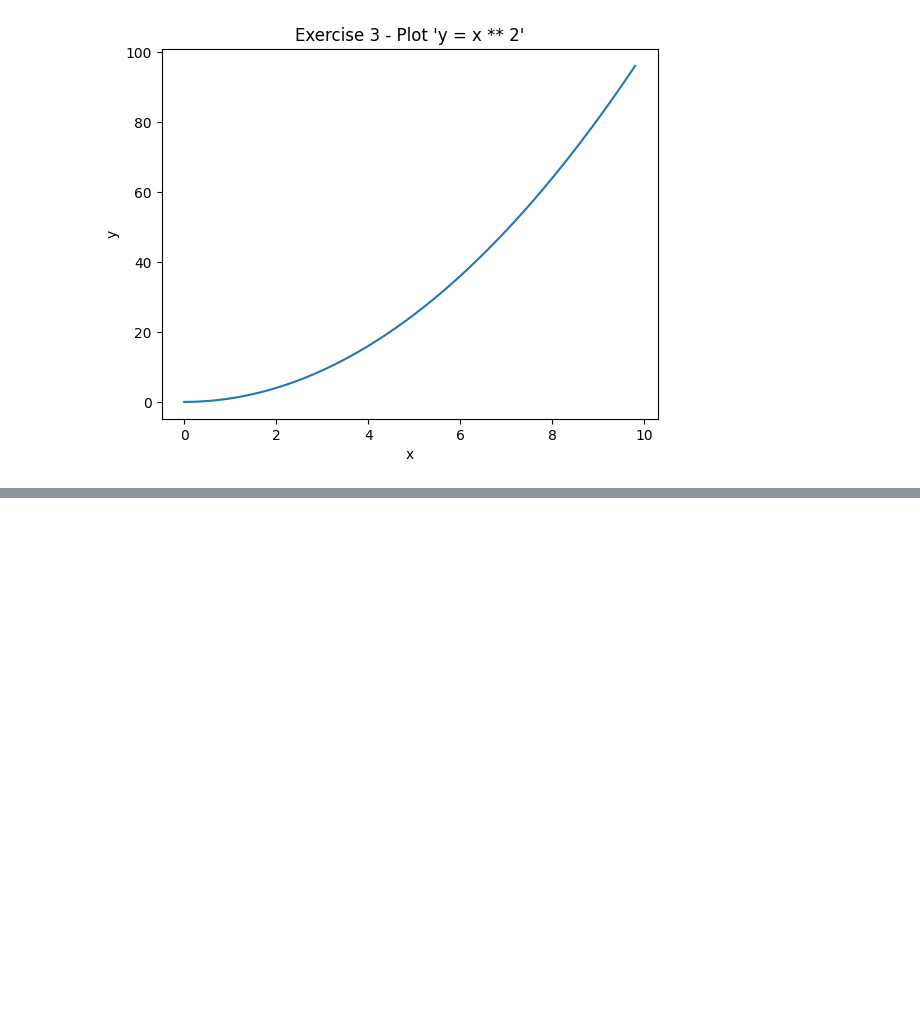
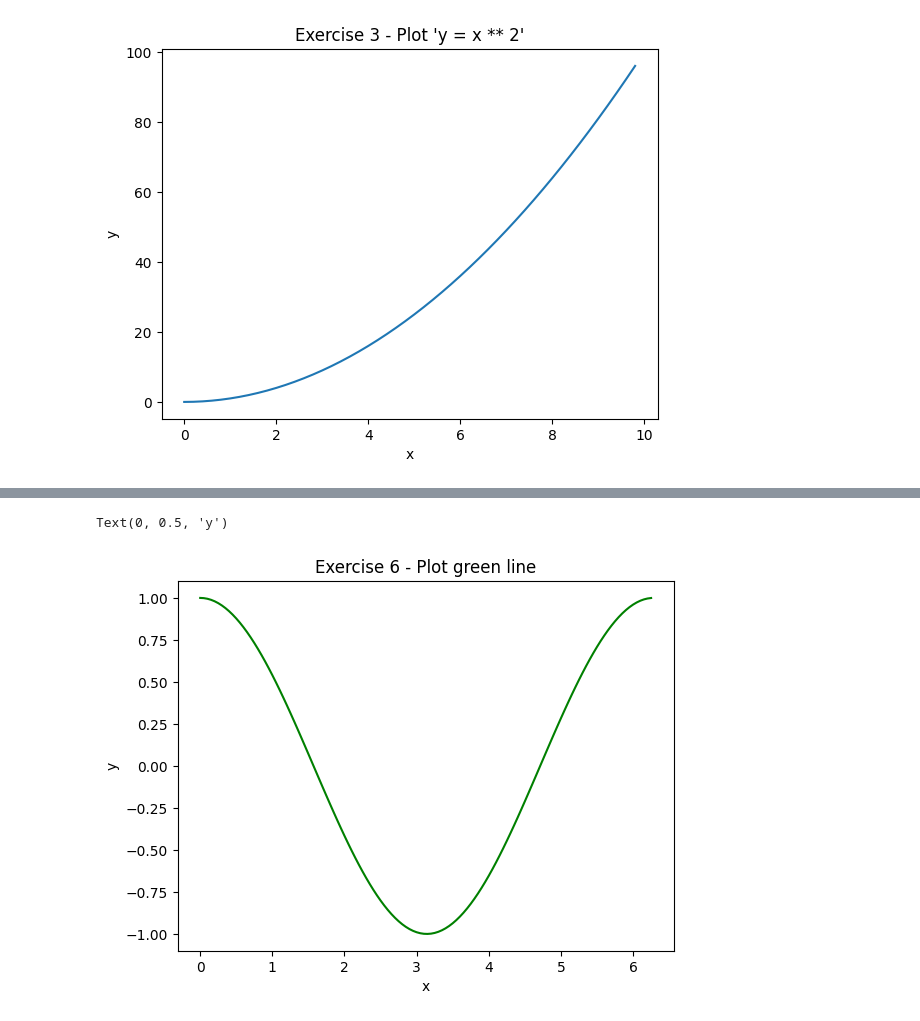
Before and after one commit to izero0324/Scientific-Computing-For-Finance, a Jupyter notebook: lab4/lab4.ipynb, the cells around one changed output, grey strips where cells are left out. Cells and saved outputs as stored; diff of their text form; code cells hidden in the pictures; blank space fills up the shorter version.

```diff
--- a/lab4/lab4.ipynb
+++ b/lab4/lab4.ipynb
@@ -72,0 +151,9 @@ Text(0, 0.5, 'y')
+# %%
+# Line color change demo: from Default blue line into green lines
+plt.plot(array_ex4_x, array_ex4_y, color='g',)
+plt.title("Exercise 6 - Plot green line")        # add title for the diagram
+plt.xlabel("x")                                  # add label for x axis
+plt.ylabel("y")                                  # add label for y axis
+# %% [output]
+Text(0, 0.5, 'y')
+[figure, added]
```
Also changed, not shown: parts of 11 cells of this notebook.
